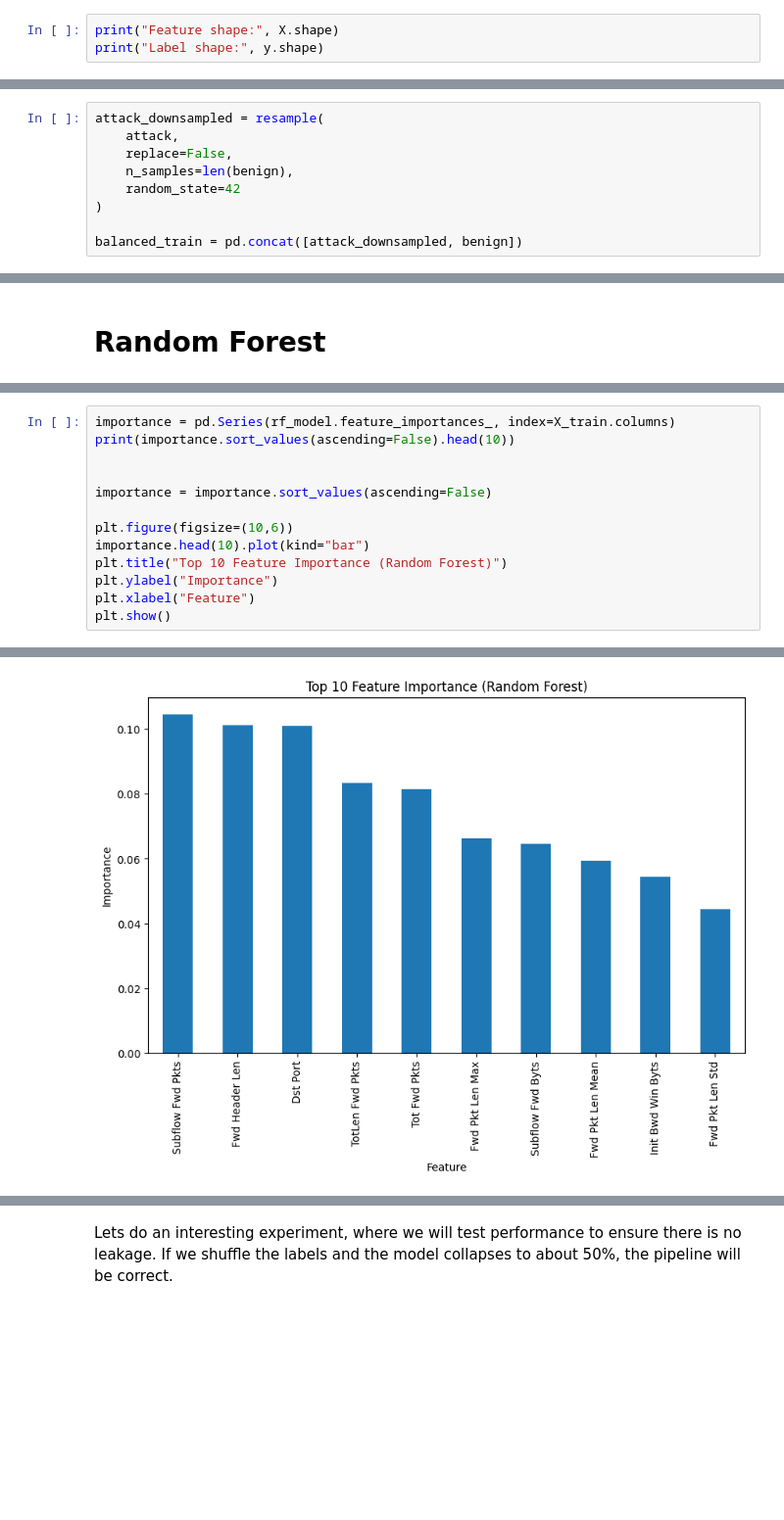
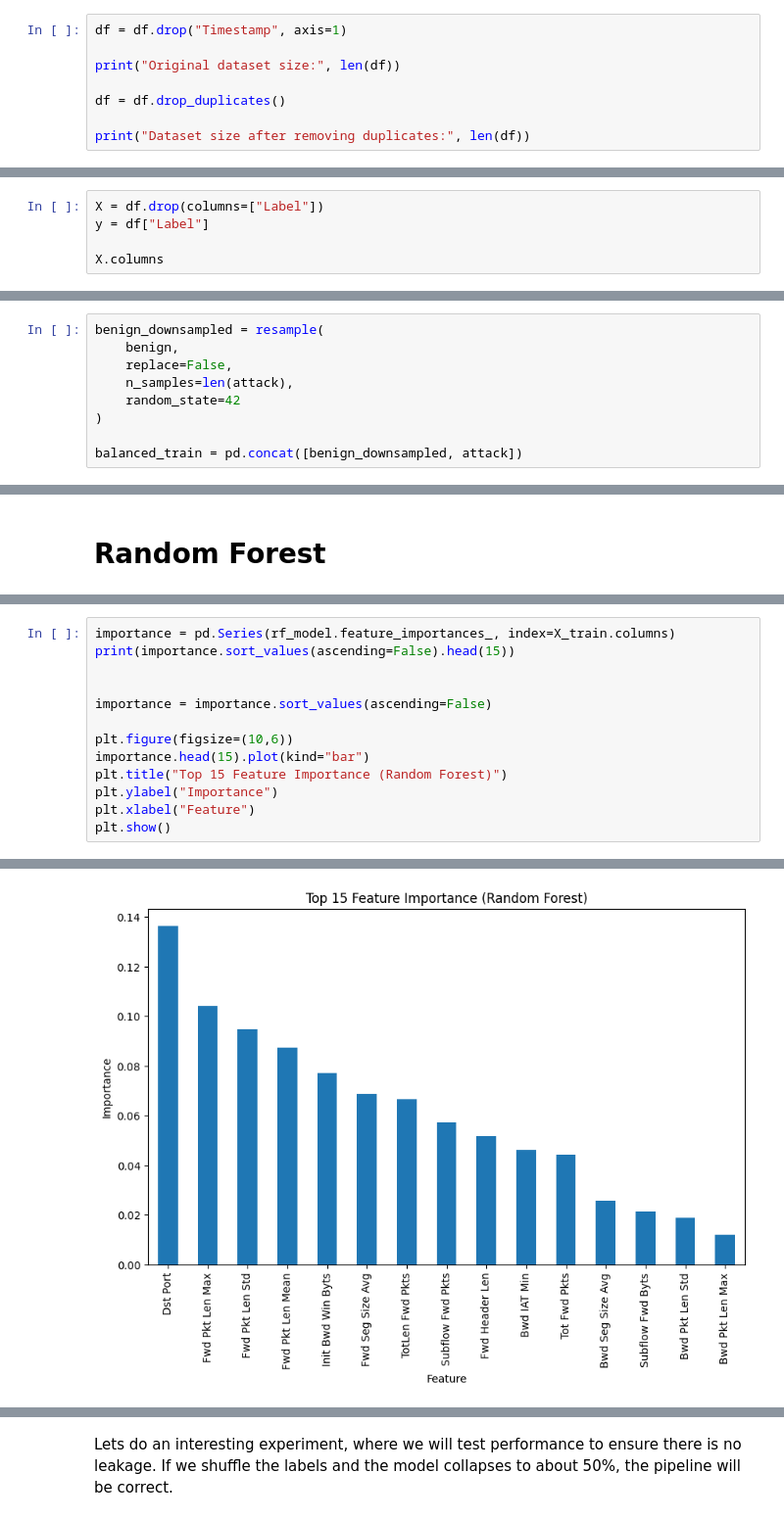
Before and after one commit to Arkanixx/ddos-attack-detection-system, a Jupyter notebook: balanced_test.ipynb, the cells around one changed output, grey strips where cells are left out. Shown at 98% size. Cells and saved outputs as stored; diff of their text form; blank space fills up the shorter version.

```diff
--- a/balanced_test.ipynb
+++ b/balanced_test.ipynb
@@ -87,4 +45,9 @@ Index(['Dst Port', 'Protocol', 'Flow Duration', 'Tot Fwd Pkts', 'Tot Bwd Pkts',
 # %%
-print("Feature shape:", X.shape)
-print("Label shape:", y.shape)
+df = df.drop("Timestamp", axis=1)
+
+print("Original dataset size:", len(df))
+
+df = df.drop_duplicates()
+
+print("Dataset size after removing duplicates:", len(df))
 # %% [output]
@@ -92,0 +56,5 @@ Label shape: (1031018,)
+# %%
+X = df.drop(columns=["Label"])
+y = df["Label"]
+
+X.columns
@@ -140,13 +126,13 @@ Label
 Name: count, dtype: int64
 # %%
-attack_downsampled = resample(
-    attack,
+benign_downsampled = resample(
+    benign,
     replace=False,
-    n_samples=len(benign),
+    n_samples=len(attack),
     random_state=42
 )
 
-balanced_train = pd.concat([attack_downsampled, benign])
+balanced_train = pd.concat([benign_downsampled, attack])
 # %%
 X_train_bal = balanced_train.drop("Label", axis=1)
 y_train_bal = balanced_train["Label"]
@@ -326,13 +310,13 @@ weighted avg       1.00      1.00      1.00    206204
 # %%
 importance = pd.Series(rf_model.feature_importances_, index=X_train.columns)
-print(importance.sort_values(ascending=False).head(10))
+print(importance.sort_values(ascending=False).head(15))
 
 
 importance = importance.sort_values(ascending=False)
 
 plt.figure(figsize=(10,6))
-importance.head(10).plot(kind="bar")
-plt.title("Top 10 Feature Importance (Random Forest)")
+importance.head(15).plot(kind="bar")
+plt.title("Top 15 Feature Importance (Random Forest)")
 plt.ylabel("Importance")
 plt.xlabel("Feature")
 plt.show()
@@ -350,5 +339,5 @@ Fwd Pkt Len Std      0.044454
 dtype: float64
-[figure, old version]
+[figure, new version]
 # %%
 scores = cross_val_score(
     rf_model,
```
Also changed, not shown: parts of 19 cells of this notebook, 8 other files.
